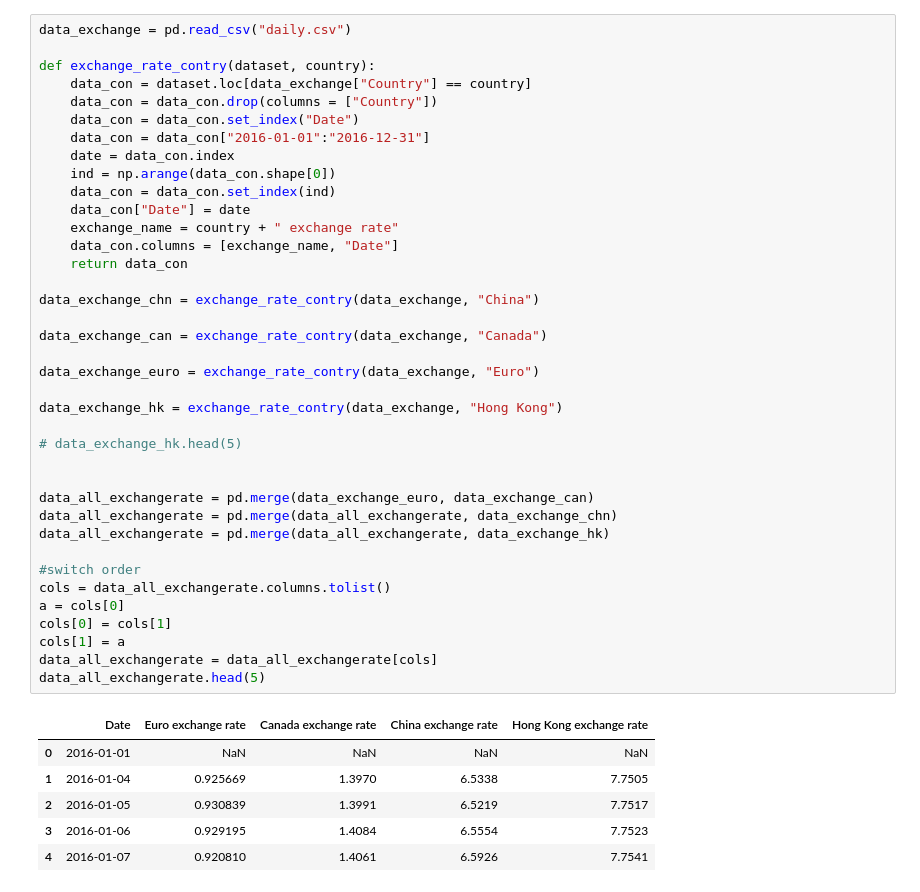
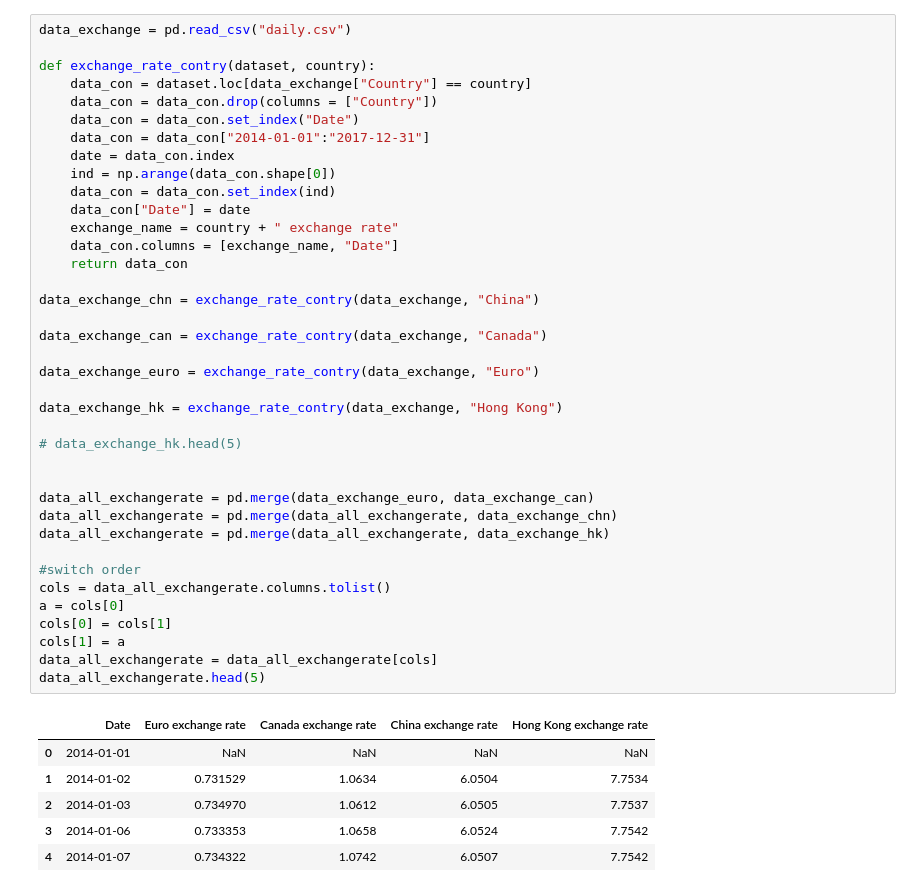
Before and after one commit to aojiu/ml_project, a Jupyter notebook: data preprocessing.ipynb, the cells around one changed output. Drawn from its saved outputs; the diff is of its cells as text.

```diff
--- a/data preprocessing.ipynb
+++ b/data preprocessing.ipynb
@@ -55,41 +60,41 @@ def exchange_rate_contry(dataset, country):
     data_con = dataset.loc[data_exchange["Country"] == country]
     data_con = data_con.drop(columns = ["Country"])
     data_con = data_con.set_index("Date")
-    data_con = data_con["2016-01-01":"2016-12-31"]
+    data_con = data_con["2014-01-01":"2017-12-31"]
     date = data_con.index
     ind = np.arange(data_con.shape[0])
     data_con = data_con.set_index(ind)
     data_con["Date"] = date
     exchange_name = country + " exchange rate"
     data_con.columns = [exchange_name, "Date"]
     return data_con
 
 data_exchange_chn = exchange_rate_contry(data_exchange, "China")
 
 data_exchange_can = exchange_rate_contry(data_exchange, "Canada")
 
 data_exchange_euro = exchange_rate_contry(data_exchange, "Euro")
 
 data_exchange_hk = exchange_rate_contry(data_exchange, "Hong Kong")
 
 # data_exchange_hk.head(5)
 
 
 data_all_exchangerate = pd.merge(data_exchange_euro, data_exchange_can)
 data_all_exchangerate = pd.merge(data_all_exchangerate, data_exchange_chn)
 data_all_exchangerate = pd.merge(data_all_exchangerate, data_exchange_hk)
 
 #switch order
 cols = data_all_exchangerate.columns.tolist()
 a = cols[0]
 cols[0] = cols[1]
 cols[1] = a
 data_all_exchangerate = data_all_exchangerate[cols]
 data_all_exchangerate.head(5)
 # %% [output]
 |  | Date | Euro exchange rate | Canada exchange rate | China exchange rate | Hong Kong exchange rate |
-| 0 | 2016-01-01 | NaN | NaN | NaN | NaN |
-| 1 | 2016-01-04 | 0.925669 | 1.3970 | 6.5338 | 7.7505 |
-| 2 | 2016-01-05 | 0.930839 | 1.3991 | 6.5219 | 7.7517 |
-| 3 | 2016-01-06 | 0.929195 | 1.4084 | 6.5554 | 7.7523 |
-| 4 | 2016-01-07 | 0.920810 | 1.4061 | 6.5926 | 7.7541 |
+| 0 | 2014-01-01 | NaN | NaN | NaN | NaN |
+| 1 | 2014-01-02 | 0.731529 | 1.0634 | 6.0504 | 7.7534 |
+| 2 | 2014-01-03 | 0.734970 | 1.0612 | 6.0505 | 7.7537 |
+| 3 | 2014-01-06 | 0.733353 | 1.0658 | 6.0524 | 7.7542 |
+| 4 | 2014-01-07 | 0.734322 | 1.0742 | 6.0507 | 7.7542 |
```
Also changed, not shown: parts of 26 cells of this notebook.
